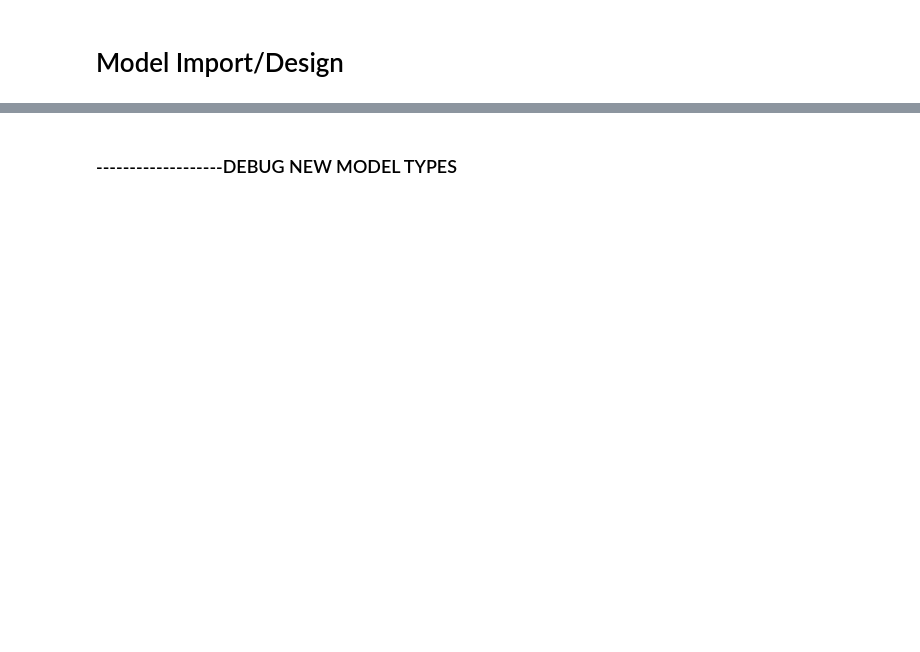
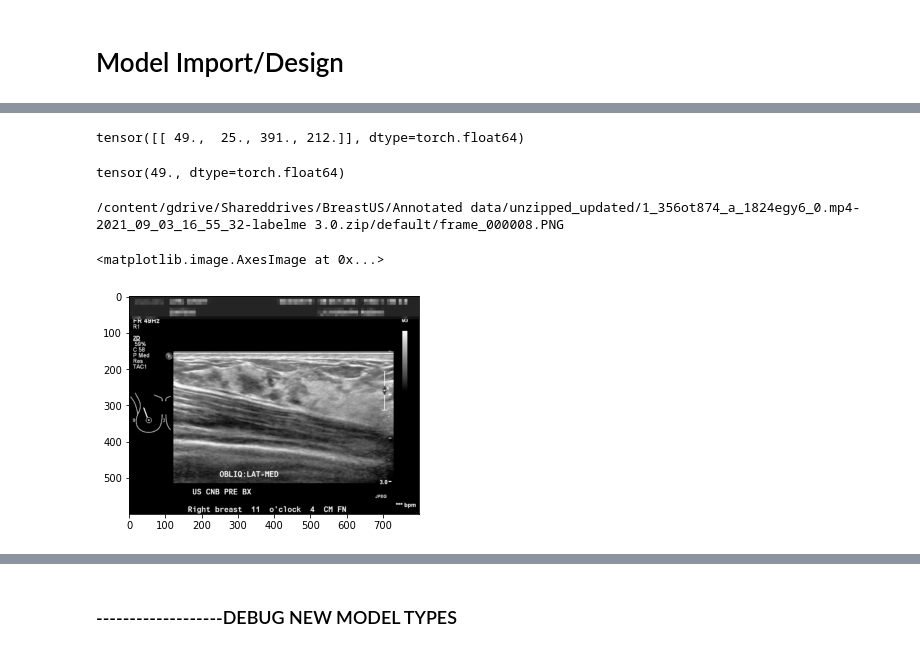
Before and after one commit to einsteinxx/Ultrasound_Breast_Cancer_Detection_UCLA_BIOENG_596_FALL_21, a Jupyter notebook: Read_Ultrasound_images.ipynb, the cells around one changed output, grey strips where cells are left out. Drawn from its saved outputs; the diff is of its cells as text; code cells hidden in the pictures; blank space fills up the shorter version.

Commit message:
Fixed some bounding box problems

```diff
--- a/Read_Ultrasound_images.ipynb
+++ b/Read_Ultrasound_images.ipynb
@@ -587,12 +615,3 @@ if(0):
 
     #image = image.imread(full_file)
     #print(np.shape(image))
-# %%
-    #status_file = os.path.join(local_dir,'us_status_index.pickle')
-    #pickle.dump([case_status, file_name,count, case_holder],open( status_file, "wb" ),protocol=5 )
-
-status_file = os.path.join(local_dir,'us_status_index.pickle')
-case_status, file_name,count, case_holder= pickle.load( open( status_file, "rb" ) )
-
-print(len(case_status))
-print(type(case_status))
@@ -1181,3 +1245,23 @@ for file_path in image_path:
+# %%
+#Remove the bad counters
+bad_files = os.path.join(local_dir,'counters_to_remove.pickle')
+bad_count = pickle.load( open( bad_files, "rb" ) )
+print(len(bad_count[0]))
+
+new_flist =[]
+new_bb = []
+new_first50=[]
+for counter, fname in enumerate(full_file_list):
+    if counter in bad_count[0]:
+        print('found bad counter ',counter)
+    else:
+        new_flist.append(fname)
+        new_bb.append(bounding_box[counter])
+        new_first50.append(first50[counter])
+
+full_file_list = new_flist
+bounding_box = new_bb
+first50=new_first50
 # %%
 #load up with the pre-sized patch images
 from torchvision import transforms, utils
@@ -1363,0 +1464,19 @@ torch.Size([3, 600, 800])
+# %%
+
+points = targets['boxes'][0]
+print(points)
+points[0][0]
+# %% [output]
+tensor([[ 49.,  25., 391., 212.]], dtype=torch.float64)
+tensor(49., dtype=torch.float64)
+# %%
+summary(modelr)
+fname = full_file_list[1419]
+print(fname)
+img_data = image.imread(fname) #'/content/gdrive/Shareddrives/BreastUS/Annotated data/unzipped_updated/1_srh8gfhj_a_0629s3fh_0.mp4-2021_07_15_17_21_15-labelme 3.0.zip/default/frame_000030.PNG')
+plt.figure()
+plt.imshow(img_data[:,:,0], cmap='gray')
+# %% [output]
+/content/gdrive/Shareddrives/BreastUS/Annotated data/unzipped_updated/1_356ot874_a_1824egy6_0.mp4-2021_09_03_16_55_32-labelme 3.0.zip/default/frame_000008.PNG
+<matplotlib.image.AxesImage at 0x...>
+[figure, added]
```
Also changed, not shown: parts of 30 cells of this notebook.
